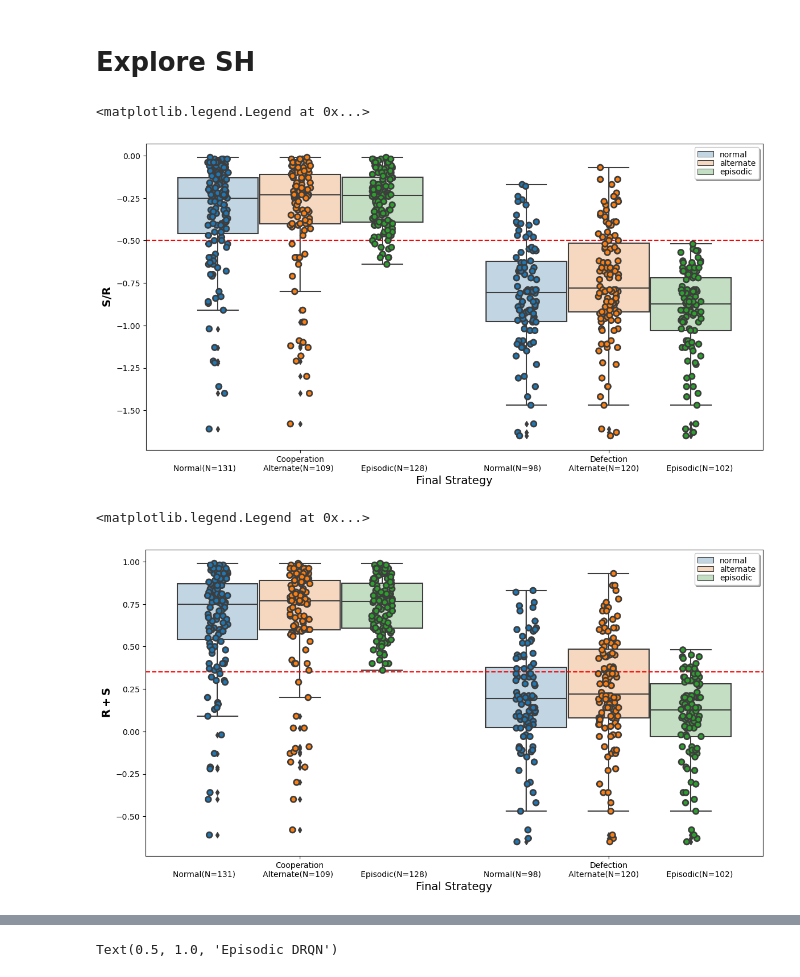
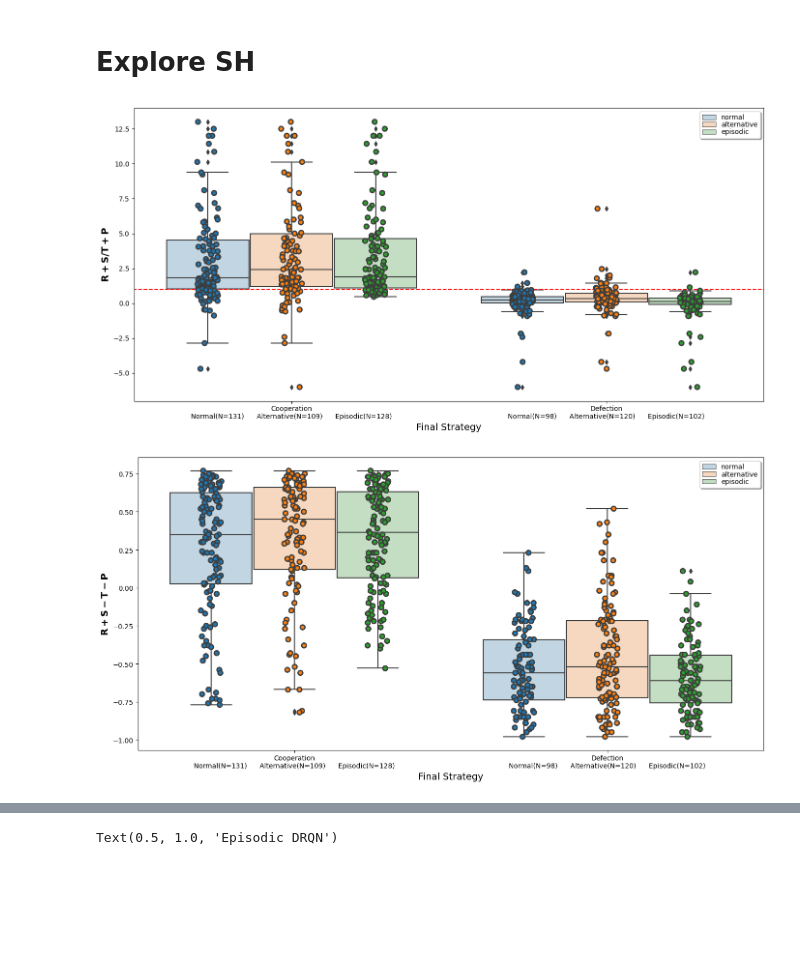
Before and after one commit to HarryZhangHH/EpisodicDRQN, a Jupyter notebook: two_agents_experiment.ipynb, the cells around one changed output, grey strips where cells are left out. Cells and saved outputs as stored; diff of their text form; code cells hidden in the pictures; blank space fills up the shorter version.

```diff
--- a/two_agents_experiment.ipynb
+++ b/two_agents_experiment.ipynb
@@ -470,7 +412,7 @@ config['h'] = 5
 config['n_episodes'] = 30000  # convergent threshold
 config['epsilon_decay'] = 0.995
 thresh_strategy = k * config['min_epsilon'] + 5
-thresh_network = k/100
+thresh_network = k/10
 thresh_reward = 1.5
 thresh = (thresh_strategy, thresh_reward, thresh_network)
 # %% [markdown]
@@ -664,7 +606,7 @@ df_sh = pd.concat([df_normal_sh, df_alter_sh],ignore_index=True)
 df_sh = pd.concat([df_sh, df_episodic_sh],ignore_index=True)
 df_sh.to_csv('2_agent_sh.csv',index=False)
 # %%
-df_sh = pd.read_csv('data/csv/2_agent_sh.csv')
+df_sh = pd.read_csv('data/2_agent_sh.csv')
 df_episodic_sh[df_episodic_sh.isna().any(axis=1)]
 # %% [output]
 |  | agent1_strategy | agent1_reward | agent2_strategy | agent2_reward | temptation | reward | punishment | ... |
@@ -673,6 +615,7 @@ df_sh_plot = df_sh.copy()
 df_sh_plot = df_sh_plot.loc[df_sh_plot.model != 'episodic']
 df_episodic_sh['model'] = 'episodic'
 df_sh_plot = pd.concat([df_sh_plot, df_episodic_sh], ignore_index=True)
+df_sh_plot['game'] = 'SH'
 # %%
 # df_sh_plot = df_sh.copy()
 df_sh_plot = df_sh_plot.astype({'agent1_strategy':'int', 'agent1_reward':'int',
@@ -1218,72 +1213,67 @@ df_normal_sh_2['agent2_updating_times'] = df_normal_sh_2[['agent2_strategy','age
 df_alter_sh_2['agent1_updating_times'] = (df_alter_sh_2[['agent1_strategy','agent1_reward']].max(axis=1))/4
 df_alter_sh_2['agent2_updating_times'] = (df_alter_sh_2[['agent2_strategy','agent2_reward']].max(axis=1))/4
 df_normal_sh_2['model'] = 'normal'
-df_alter_sh_2['model'] = 'alternate'
+df_alter_sh_2['model'] = 'alternative'
 df_episodic_sh_2['model'] = 'episodic'
 df_sh_2 = pd.concat([df_normal_sh_2, df_alter_sh_2],ignore_index=True)
 df_sh_2 = pd.concat([df_sh_2, df_episodic_sh_2],ignore_index=True)
 # %%
 df_sh_plot_2 = df_sh_2.copy()
 df_sh_plot_2.dropna(inplace=True)
-df_sh_plot_2['S/R'] = df_sh_plot_2['sucker'] / df_sh_plot_2['reward']
-# df_sh_plot_2['S/R'] = df_sh_plot_2['sucker'] + df_sh_plot_2['reward']
-
+df_sh_plot_2['R+S/T+P'] = (df_sh_plot_2['reward'] + df_sh_plot_2['sucker']) / (df_sh_plot_2['temptation'] + df_sh_plot_2['punishment'])
 df_sh_plot_noraml = df_sh_plot_2.loc[df_sh_plot_2.model=='normal']
-df_sh_plot_altern = df_sh_plot_2.loc[df_sh_plot_2.model=='alternate']
+df_sh_plot_altern = df_sh_plot_2.loc[df_sh_plot_2.model=='alternative']
 df_sh_plot_episod = df_sh_plot_2.loc[df_sh_plot_2.model=='episodic']
 
 fig = plt.figure(figsize=(14, 7))
-ax = sns.boxplot(data=df_sh_plot_2, x="agent2_final_strategy", y="S/R", hue="model")
+ax = sns.boxplot(data=df_sh_plot_2, x="agent2_final_strategy", y="R+S/T+P", hue="model")
 for patch in ax.patches:
     r, g, b, a = patch.get_facecolor()
     patch.set_facecolor((r, g, b, .3))
 
-sns.stripplot(x = 'agent2_final_strategy', y = 'S/R',  hue='model', data = df_sh_plot_2, marker='o',
+sns.stripplot(x = 'agent2_final_strategy', y = 'R+S/T+P',  hue='model', data = df_sh_plot_2, marker='o',
               size=7, linewidth=2, dodge=True)
-plt.hlines(-0.5, -10, 10, 'red', '--')
+plt.hlines(1, -10, 10, 'red', '--')
 plt.xlim(-0.5,1.5)
-# plt.ylim(-7,14)
+plt.ylim(-7,14)
 ax.set_xticks([0, 1])
-ax.set_xticklabels([f"Cooperation\nNormal(N={sum(df_sh_plot_noraml['agent2_final_strategy']==0)})           Alternate(N={sum(df_sh_plot_altern['agent2_final_strategy']==0)})           Episodic(N={sum(df_sh_plot_episod['agent2_final_strategy']==0)})",
-                    f"Defection\nNormal(N={sum(df_sh_plot_noraml['agent2_final_strategy']==1)})           Alternate(N={sum(df_sh_plot_altern['agent2_final_strategy']==1)})           Episodic(N={sum(df_sh_plot_episod['agent2_final_strategy']==1)})"])
+ax.set_xticklabels([f"Cooperation\nNormal(N={sum(df_sh_plot_noraml['agent2_final_strategy']==0)})      Alternative(N={sum(df_sh_plot_altern['agent2_final_strategy']==0)})      Episodic(N={sum(df_sh_plot_episod['agent2_final_strategy']==0)})",
+                    f"Defection\nNormal(N={sum(df_sh_plot_noraml['agent2_final_strategy']==1)})      Alternative(N={sum(df_sh_plot_altern['agent2_final_strategy']==1)})      Episodic(N={sum(df_sh_plot_episod['agent2_final_strategy']==1)})"])
 plt.xlabel('Final Strategy', fontsize=14)
-plt.ylabel(r'$\mathbf{S/R}$', fontsize=14)
+plt.ylabel(r'$\mathbf{R+S/T+P}$', fontsize=14)
 # plt.legend(loc='lower right', shadow=True)
 lines, labels = ax.get_legend_handles_labels()
 plt.legend(lines[:3], labels[:3], scatterpoints=1, frameon=True, labelspacing=.1, markerscale=.14, shadow=True)
 
-# plt.tight_layout()
-# fig.savefig('images/2_agent_SG_strategy_smallr.png', dpi=fig.dpi)
+plt.tight_layout()
+fig.savefig('images/2_agent_SG_strategy_smallr.png', dpi=fig.dpi)
 # %% [output]
-<matplotlib.legend.Legend at 0x...>
-[figure, old version]
+[figure, new version]
 # %%
-df_sh_plot_2 = df_sh_2.copy()
-df_sh_plot_2.dropna(inplace=True)
-df_sh_plot_2['R+S'] = df_sh_plot_2['sucker'] + df_sh_plot_2['reward']
-
+df_sh_plot_2['R+S-T-P'] = df_sh_plot_2['reward'] + df_sh_plot_2['sucker'] - df_sh_plot_2['temptation'] - df_sh_plot_2['punishment']
 df_sh_plot_noraml = df_sh_plot_2.loc[df_sh_plot_2.model=='normal']
-df_sh_plot_altern = df_sh_plot_2.loc[df_sh_plot_2.model=='alternate']
+df_sh_plot_altern = df_sh_plot_2.loc[df_sh_plot_2.model=='alternative']
 df_sh_plot_episod = df_sh_plot_2.loc[df_sh_plot_2.model=='episodic']
 
 fig = plt.figure(figsize=(14, 7))
-ax = sns.boxplot(data=df_sh_plot_2, x="agent2_final_strategy", y="R+S", hue="model")
+ax = sns.boxplot(data=df_sh_plot_2, x="agent2_final_strategy", y="R+S-T-P", hue="model")
 for patch in ax.patches:
     r, g, b, a = patch.get_facecolor()
     patch.set_facecolor((r, g, b, .3))
 
-sns.stripplot(x = 'agent2_final_strategy', y = 'R+S',  hue='model', data = df_sh_plot_2, marker='o',
+sns.stripplot(x = 'agent2_final_strategy', y = 'R+S-T-P',  hue='model', data = df_sh_plot_2, marker='o',
               size=7, linewidth=2, dodge=True)
-plt.hlines(.35, -10, 10, 'red', '--')
 plt.xlim(-0.5,1.5)
-# plt.ylim(-7,14)
 ax.set_xticks([0, 1])
-ax.set_xticklabels([f"Cooperation\nNormal(N={sum(df_sh_plot_noraml['agent2_final_strategy']==0)})           Alternate(N={sum(df_sh_plot_altern['agent2_final_strategy']==0)})           Episodic(N={sum(df_sh_plot_episod['agent2_final_strategy']==0)})",
-                    f"Defection\nNormal(N={sum(df_sh_plot_noraml['agent2_final_strategy']==1)})           Alternate(N={sum(df_sh_plot_altern['agent2_final_strategy']==1)})           Episodic(N={sum(df_sh_plot_episod['agent2_final_strategy']==1)})"])
+ax.set_xticklabels([f"Cooperation\nNormal(N={sum(df_sh_plot_noraml['agent2_final_strategy']==0)})      Alternative(N={sum(df_sh_plot_altern['agent2_final_strategy']==0)})      Episodic(N={sum(df_sh_plot_episod['agent2_final_strategy']==0)})",
+                    f"Defection\nNormal(N={sum(df_sh_plot_noraml['agent2_final_strategy']==1)})      Alternative(N={sum(df_sh_plot_altern['agent2_final_strategy']==1)})      Episodic(N={sum(df_sh_plot_episod['agent2_final_strategy']==1)})"])
 plt.xlabel('Final Strategy', fontsize=14)
-plt.ylabel(r'$\mathbf{R+S}$', fontsize=14)
+plt.ylabel(r'$\mathbf{R+S-T-P}$', fontsize=14)
+# plt.legend(loc='lower right', shadow=True)
 lines, labels = ax.get_legend_handles_labels()
 plt.legend(lines[:3], labels[:3], scatterpoints=1, frameon=True, labelspacing=.1, markerscale=.14, shadow=True)
+
+plt.tight_layout()
+fig.savefig('images/2_agent_SG_strategy_smallr.png', dpi=fig.dpi)
 # %% [output]
-<matplotlib.legend.Legend at 0x...>
-[figure, old version]
+[figure, new version]
```
Also changed, not shown: parts of 45 cells of this notebook.
